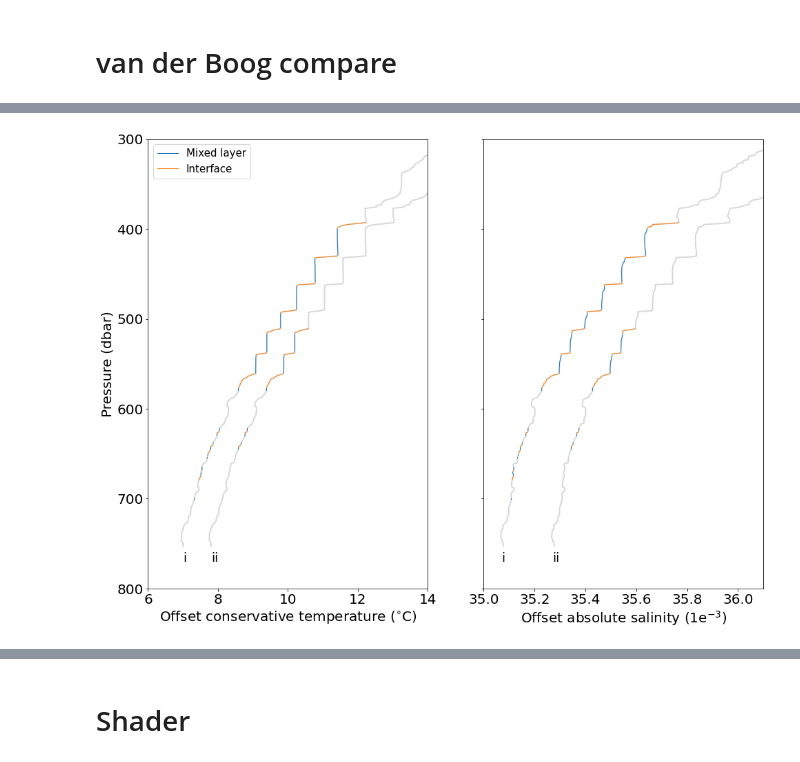
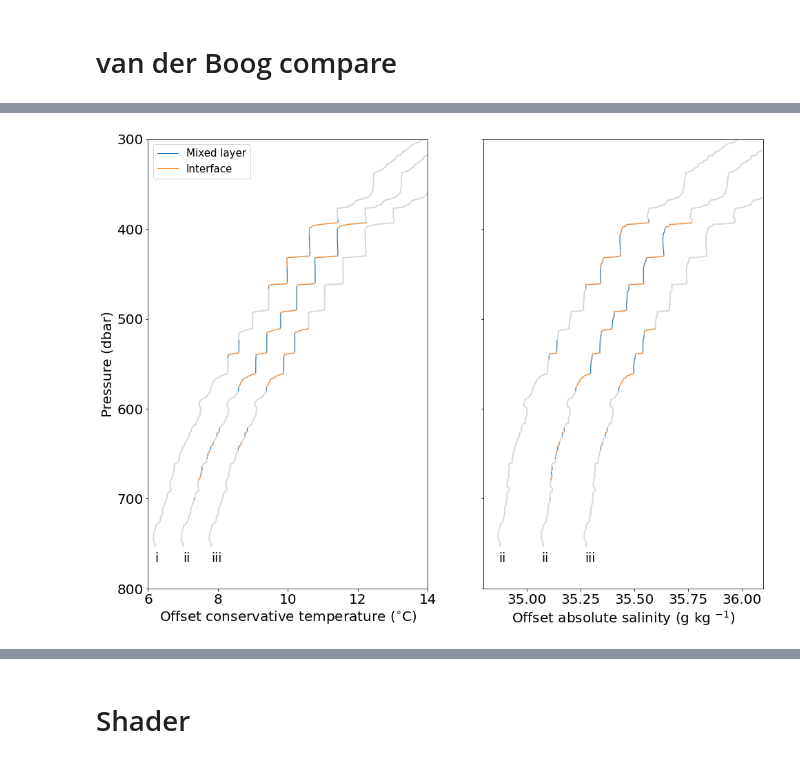
Before and after one commit to callumrollo/eurec4a-thermohaline-figures, a Jupyter notebook: create_figures.ipynb, the cells around one changed output, grey strips where cells are left out. Saved outputs shown, nothing was run; the diff lists cells and outputs as text; code cells hidden in the pictures.

```diff
--- a/create_figures.ipynb
+++ b/create_figures.ipynb
@@ -649,11 +654,12 @@ ds_sg637['dive'] = ds_sg637.dive - 2000
 fig, ax = plt.subplots(3,1, figsize=(14,12), sharex=True)
 ax = ax.ravel()
 plt.subplots_adjust(wspace=0.05, hspace=0.25)
+plt.rcParams['axes.titlepad'] = 0
 
 p = ax[0].pcolor(ds_sg637.time_yday_utc.mean(dim='p').values, ds_sg637.p, ds_sg637.density_ratio, cmap='viridis',vmin=1, vmax=3, shading='auto')
 ax[0].contour(ds_sg637.time_yday_utc.mean(dim='p').values, ds_sg637.p, ds_sg637.density_ratio, [2.5], colors='k')
 ax[0].contour(ds_sg637.time_yday_utc.mean(dim='p').values, ds_sg637.p, ds_sg637.density_ratio, [1], colors='k')
-ax[0].set_title('Density ratio')
+ax[0].set_title('Density ratio', y=1.08)
 
 cb1 = fig.colorbar(mappable=p, ax = ax[0], extend='both')
 cb1.ax.plot((0,1), (2, 2), color='k')
@@ -661,7 +667,7 @@ cb1.ax.plot((0,1), (1, 1), color='white')
 
 p = ax[1].pcolor(ds_sg637.time_yday_utc.mean(dim='p').values, ds_sg637.p, np.abs(ds_sg637.ct_dz), cmap=cmo.thermal, vmin=0, vmax=0.05, shading='auto')
 ax[1].contour(ds_sg637.time_yday_utc.mean(dim='p').values, ds_sg637.p, np.abs(ds_sg637.ct_dz),[0.05])
-ax[1].set_title('|${\\frac{d \\theta}{dz}}$| $(\\frac{^{\circ}C}{m})$')
+ax[1].set_title('|${\\frac{d \\theta}{dz}}$| $(\\frac{^{\circ}C}{m})$', y=1.08)
 cb2 = fig.colorbar(mappable=p, ax = ax[1], extend='max')
 cb2.ax.plot((0,1), (0.05, 0.05), color='k')
 
@@ -835,38 +853,54 @@ savefig('fig05', extension='pdf')
+# %%
+df_callum_argo.to_csv("sg637_dive_119.csv", index=False)
+df_vdb_classify_119 = pd.read_csv("sg637_dive_119_vdb_classify.csv")
 # %%
 key_dive=2119
 #key_dive=2120
 
 df_callum_argo = df_glider_1m.loc[df_glider_1m.dive==key_dive, :]
 df_callum_argo_mod = df_glider_1m_both.loc[df_glider_1m_both.dive==key_dive, :]
 fig, [ax, ax1] = plt.subplots(1,2, figsize=(16,12), sharey=True)
 offset=0.8
 ax.plot(ds_vdb.ct[0,:] * ds_vdb.mask_ml_sf[0,:] / ds_vdb.mask_ml_sf[0,:], ds_vdb.pressure + 1000, color='C0', label='Mixed layer')
 ax.plot(ds_vdb.ct[0,:] * ds_vdb.mask_gl_sf[0,:] / ds_vdb.mask_gl_sf[0,:], ds_vdb.pressure + 1000, color='C1', label='Interface')
+ax.plot(df_callum_argo.ct, df_callum_argo.p, color='gray', alpha=0.3, linewidth=2)
 ax.plot(df_callum_argo.ct + offset, df_callum_argo.p, color='gray', alpha=0.3, linewidth=2)
-ax.plot(df_callum_argo.ct + offset*2, df_callum_argo.p, color='gray', alpha=0.3, linewidth=2)
+ax.plot(df_callum_argo.ct + offset * 2, df_callum_argo.p, color='gray', alpha=0.3, linewidth=2)
+
+ax.plot(np.ma.array(df_vdb_classify_119.ct, mask=df_vdb_classify_119['ml_sf_mask']), df_vdb_classify_119.p, color='C0')
+ax.plot(np.ma.array(df_vdb_classify_119.ct, mask=df_vdb_classify_119['gl_sf_mask']), df_vdb_classify_119.p, color='C1')
 ax.plot(np.ma.array(df_callum_argo.ct, mask=df_callum_argo['mixed_layer_salt_finger_mask']) + offset, df_callum_argo.p, color='C0')
 ax.plot(np.ma.array(df_callum_argo.ct, mask=df_callum_argo['gradient_layer_final_mask']) + offset, df_callum_argo.p, color='C1')
 ax.plot(np.ma.array(df_callum_argo_mod.ct, mask=df_callum_argo_mod['mixed_layer_salt_finger_mask']) + offset*2, df_callum_argo_mod.p, color='C0')
 ax.plot(np.ma.array(df_callum_argo_mod.ct, mask=df_callum_argo_mod['gradient_layer_final_mask']) + offset*2, df_callum_argo_mod.p, color='C1')
+
+
+
 ax.set(xlim=(6, 14), ylim=(300, 800), xlabel='Offset conservative temperature ($^{\circ}$C)', ylabel='Pressure (dbar)')
 
 offset=0.2
 
+ax1.plot(df_callum_argo.sa, df_callum_argo.p, color='gray', alpha=0.3, linewidth=2)
 ax1.plot(df_callum_argo.sa + offset, df_callum_argo.p, color='gray', alpha=0.3, linewidth=2)
 ax1.plot(df_callum_argo.sa + offset*2, df_callum_argo.p, color='gray', alpha=0.3, linewidth=2)
+
+ax1.plot(np.ma.array(df_vdb_classify_119.sa, mask=df_vdb_classify_119['ml_sf_mask']), df_vdb_classify_119.p, color='C0')
+ax1.plot(np.ma.array(df_vdb_classify_119.sa, mask=df_vdb_classify_119['gl_sf_mask']), df_vdb_classify_119.p, color='C1')
 ax1.plot(np.ma.array(df_callum_argo.sa, mask=df_callum_argo['mixed_layer_final_mask']) + offset, df_callum_argo.p, color='C0')
 ax1.plot(np.ma.array(df_callum_argo.sa, mask=df_callum_argo['gradient_layer_final_mask']) + offset, df_callum_argo.p, color='C1')
 ax1.plot(np.ma.array(df_callum_argo_mod.sa, mask=df_callum_argo_mod['mixed_layer_final_mask']) + offset*2, df_callum_argo_mod.p, color='C0')
 ax1.plot(np.ma.array(df_callum_argo_mod.sa, mask=df_callum_argo_mod['gradient_layer_final_mask']) + offset*2, df_callum_argo_mod.p, color='C1')
-ax1.set(xlim=(35, 36.1), xlabel='Offset absolute salinity (1e$^{-3}$)')
+ax1.set(xlim=(34.8, 36.1), xlabel='Offset absolute salinity (g kg $^{-1}$)')
 
 
 ax.legend()
-ax.text(7, 770, 'i')
-ax.text(7.8, 770, 'ii')
-ax1.text(35.07, 770, 'i')
-ax1.text(35.27, 770, 'ii')
+ax.text(6.2, 770, 'i')
+ax.text(7, 770, 'ii')
+ax.text(7.8, 770, 'iii')
+ax1.text(34.87, 770, 'ii')
+ax1.text(35.07, 770, 'ii')
+ax1.text(35.27, 770, 'iii')
 ax.invert_yaxis()
 savefig('fig05b', extension='pdf')
 # %% [output]
-[figure, old version]
+[figure, new version]
```
Also changed, not shown: parts of 21 cells of this notebook, 2 other files.
